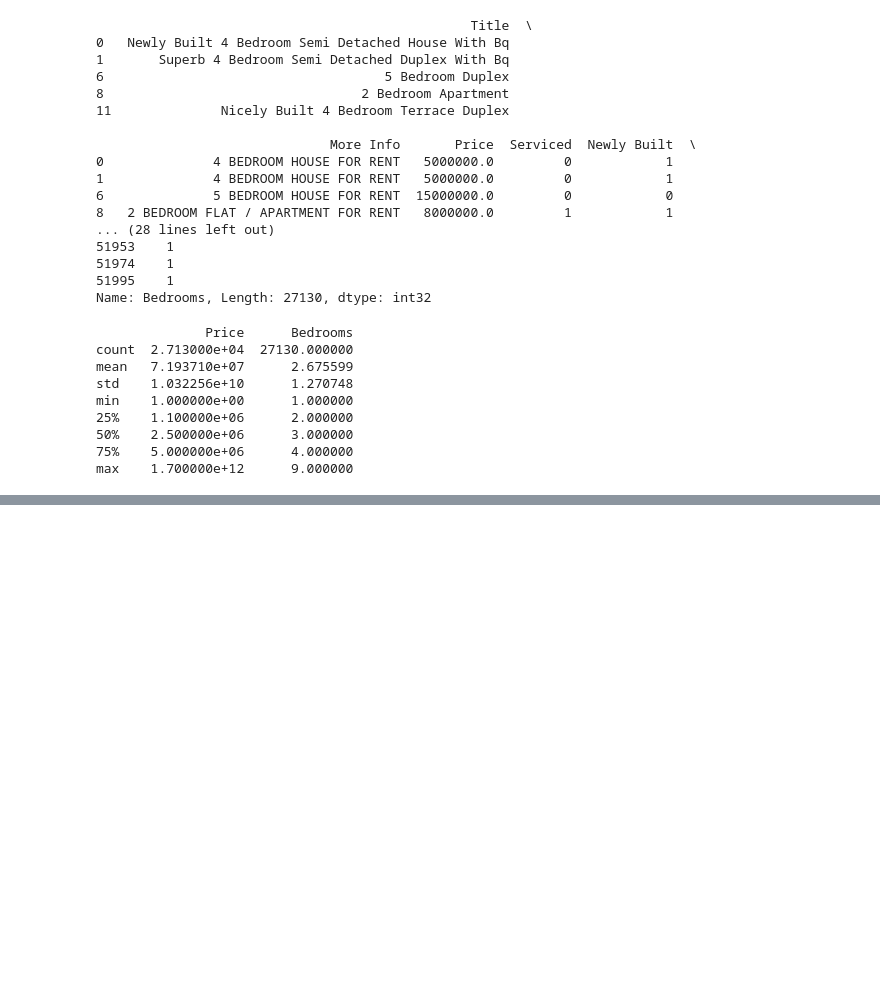
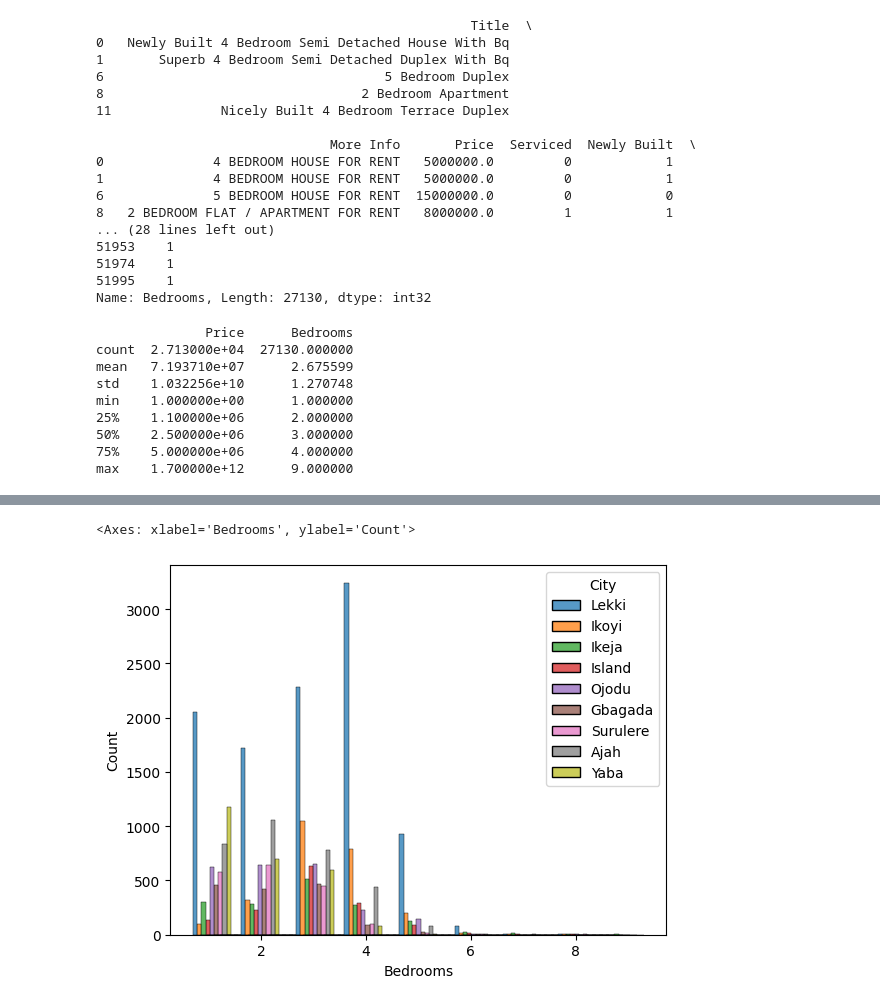
Before and after one commit to goodnessezichioum/LagosRentalAnalysis, a Jupyter notebook: rent_analysis.ipynb, the cells around one changed output, grey strips where cells are left out. Drawn from its saved outputs; the diff is of its cells as text; code cells hidden in the pictures; blank space fills up the shorter version.

```diff
--- a/rent_analysis.ipynb
+++ b/rent_analysis.ipynb
@@ -91,0 +134,6 @@ cities = df['City'].unique().tolist()
+# %%
+import seaborn as sns
+sns.histplot(data=df, x='Bedrooms', hue='City', multiple='dodge', shrink=5.5)
+# %% [output]
+<Axes: xlabel='Bedrooms', ylabel='Count'>
+[figure, added]
```
Also changed, not shown: parts of 2 cells of this notebook.
